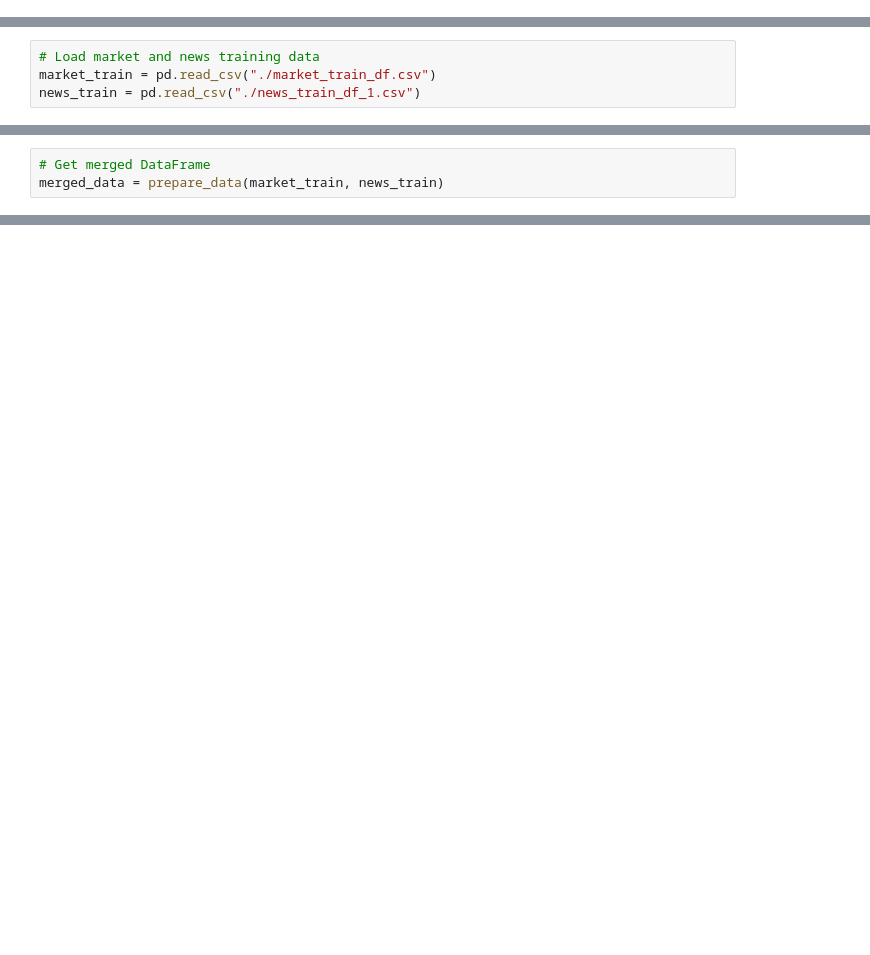
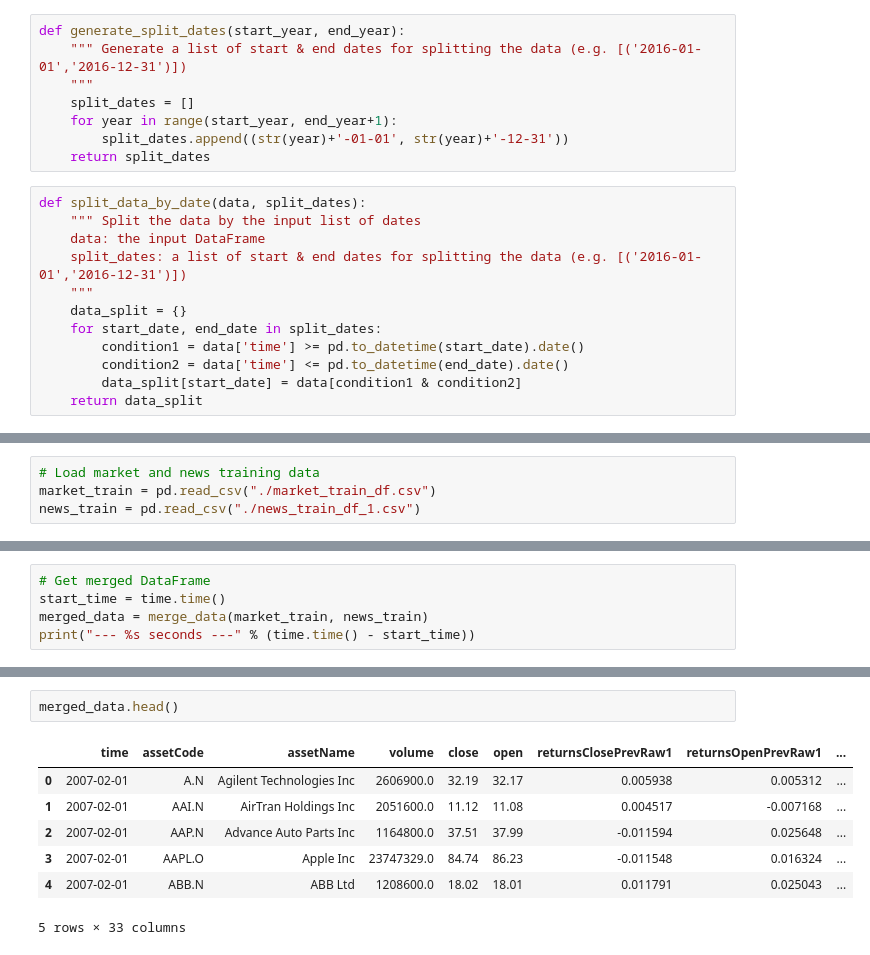
Before and after one commit to ChiPrimo/TwoSigma, a Jupyter notebook: pre_processing.ipynb, the cells around one changed output, grey strips where cells are left out. Saved outputs shown, nothing was run; the diff lists cells and outputs as text; blank space fills up the shorter version.

```diff
--- a/pre_processing.ipynb
+++ b/pre_processing.ipynb
@@ -20,4 +21,24 @@ def extract_asset_name_and_codes(data):
     subdata = data[['assetName', assetCode]]
     # Group by assetName
     return subdata.groupby('assetName')[assetCode].apply(set).reset_index()
+# %%
+def generate_split_dates(start_year, end_year):
+    """ Generate a list of start & end dates for splitting the data (e.g. [('2016-01-01','2016-12-31')])
+    """
+    split_dates = []
+    for year in range(start_year, end_year+1):
+        split_dates.append((str(year)+'-01-01', str(year)+'-12-31'))
+    return split_dates
+# %%
+def split_data_by_date(data, split_dates):
+    """ Split the data by the input list of dates
+    data: the input DataFrame
+    split_dates: a list of start & end dates for splitting the data (e.g. [('2016-01-01','2016-12-31')])
+    """
+    data_split = {}
+    for start_date, end_date in split_dates:
+        condition1 = data['time'] >= pd.to_datetime(start_date).date()
+        condition2 = data['time'] <= pd.to_datetime(end_date).date()
+        data_split[start_date] = data[condition1 & condition2]
+    return data_split
 # %%
@@ -49,3 +153,5 @@ extract_asset_name_and_codes(market_train)
 # %%
 # Get merged DataFrame
-merged_data = prepare_data(market_train, news_train)
+start_time = time.time()
+merged_data = merge_data(market_train, news_train)
+print("--- %s seconds ---" % (time.time() - start_time))
@@ -52,2 +176,12 @@ merged_data = prepare_data(market_train, news_train)
+# %%
+merged_data.head()
+# %% [output]
+|  | time | assetCode | assetName | volume | close | open | returnsClosePrevRaw1 | returnsOpenPrevRaw1 | ... |
+| 0 | 2007-02-01 | A.N | Agilent Technologies Inc | 2606900.0 | 32.19 | 32.17 | 0.005938 | 0.005312 | ... |
+| 1 | 2007-02-01 | AAI.N | AirTran Holdings Inc | 2051600.0 | 11.12 | 11.08 | 0.004517 | -0.007168 | ... |
+| 2 | 2007-02-01 | AAP.N | Advance Auto Parts Inc | 1164800.0 | 37.51 | 37.99 | -0.011594 | 0.025648 | ... |
+| 3 | 2007-02-01 | AAPL.O | Apple Inc | 23747329.0 | 84.74 | 86.23 | -0.011548 | 0.016324 | ... |
+| 4 | 2007-02-01 | ABB.N | ABB Ltd | 1208600.0 | 18.02 | 18.01 | 0.011791 | 0.025043 | ... |
+5 rows × 33 columns
 # %%
 # Extract all records for 'Apple Inc' from the merged table
```
Also changed, not shown: parts of 6 cells of this notebook.
